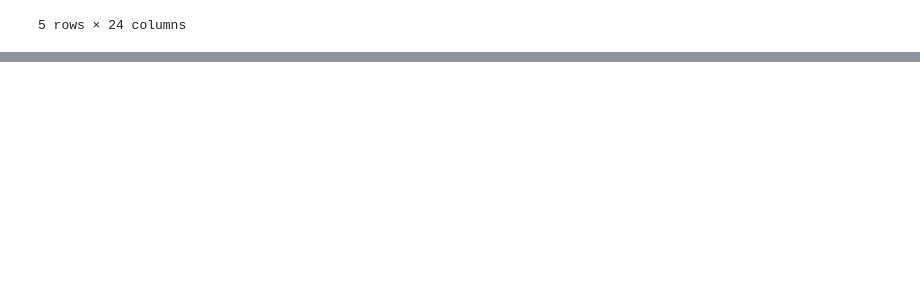
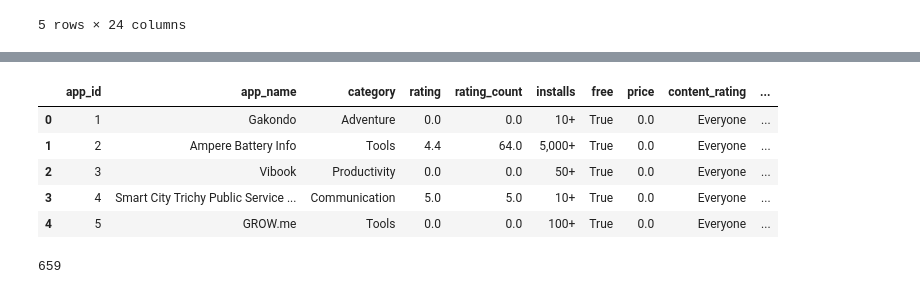
Before and after one commit to JustinHo97/project-2, a Jupyter notebook: google_play.ipynb, the cells around one changed output, grey strips where cells are left out. Cells and saved outputs as stored; diff of their text form; code cells hidden in the pictures; blank space fills up the shorter version.

```diff
--- a/google_play.ipynb
+++ b/google_play.ipynb
@@ -100,0 +134,3 @@ clean_gauthamp.head(5)
+# %%
+# connect to posgresql
+engine = create_engine(f'postgresql://{login}')
@@ -100,0 +147,14 @@ clean_gauthamp.head(5)
+# %%
+pd.read_sql_query('select * from gauthamp', con=engine).head()
+# %% [output]
+|  | app_id | app_name | category | rating | rating_count | installs | free | price | content_rating | ... |
+| 0 | 1 | Gakondo | Adventure | 0.0 | 0.0 | 10+ | True | 0.0 | Everyone | ... |
+| 1 | 2 | Ampere Battery Info | Tools | 4.4 | 64.0 | 5,000+ | True | 0.0 | Everyone | ... |
+| 2 | 3 | Vibook | Productivity | 0.0 | 0.0 | 50+ | True | 0.0 | Everyone | ... |
+| 3 | 4 | Smart City Trichy Public Service ... | Communication | 5.0 | 5.0 | 10+ | True | 0.0 | Everyone | ... |
+| 4 | 5 | GROW.me | Tools | 0.0 | 0.0 | 100+ | True | 0.0 | Everyone | ... |
+# %%
+# import clean_neo into neomatrix table
+clean_neo.to_sql(name='neomatrix', con=engine, if_exists='append', index=False)
+# %% [output]
+659
```
Also changed, not shown: parts of 9 cells of this notebook, 1 other file.
